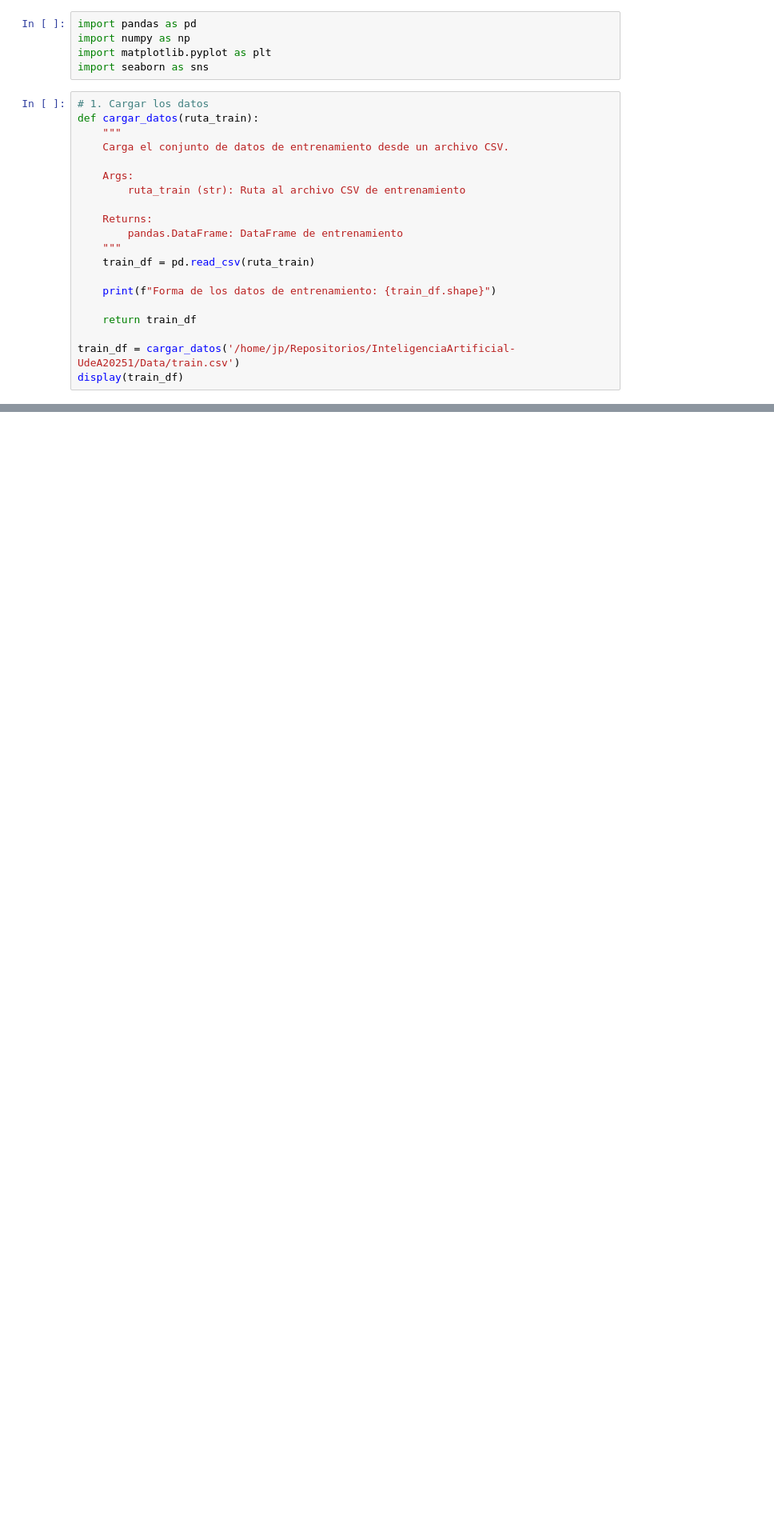
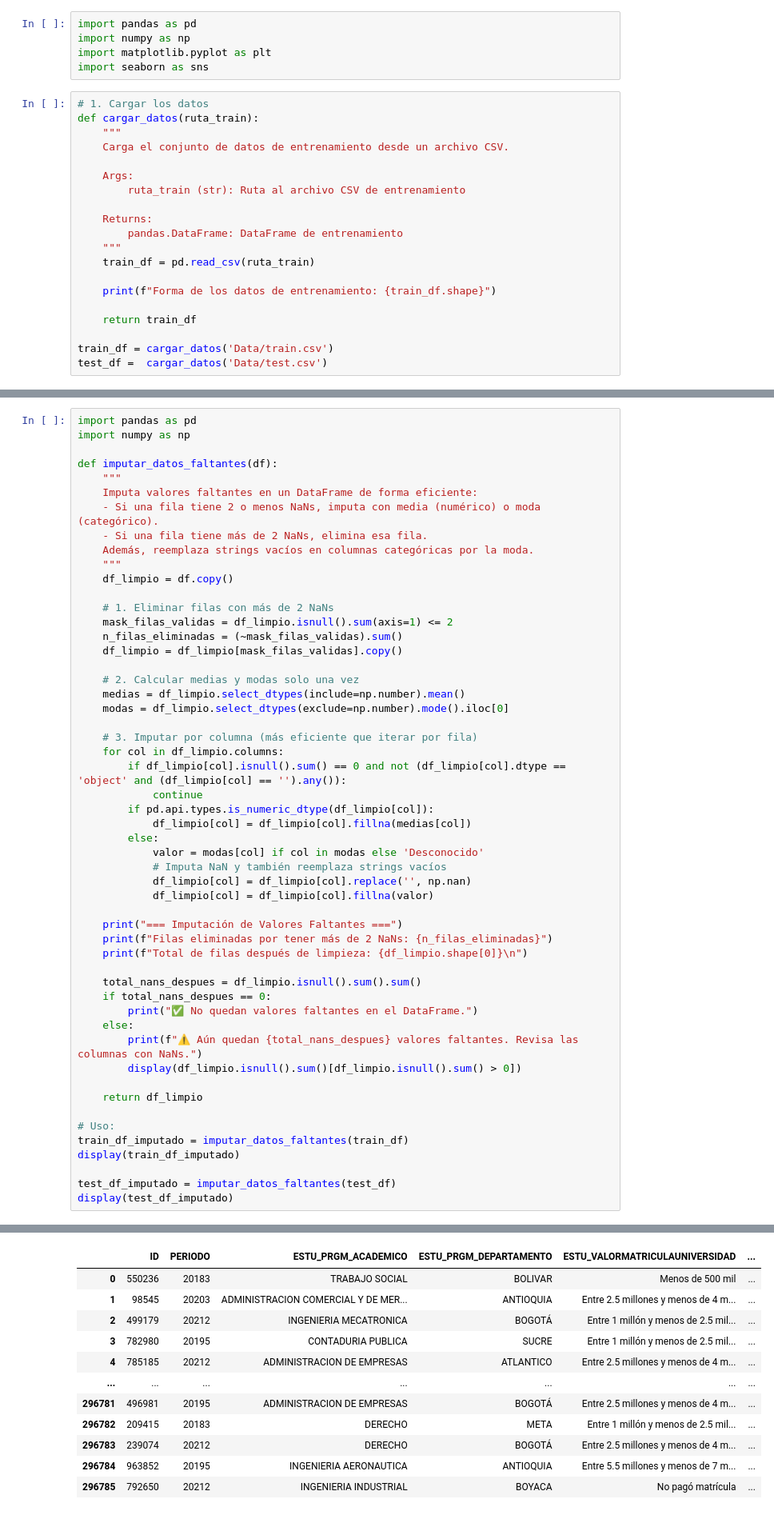
Before and after one commit to cesarparra96/InteligenciaArtificial-UdeA20251, a Jupyter notebook: 02 - preprocesado.ipynb, the cells around one changed output, grey strips where cells are left out. Shown: that part at 80% size. Drawn from its saved outputs; the diff is of its cells as text; blank space fills up the shorter version.

```diff
--- a/02 - preprocesado.ipynb
+++ b/02 - preprocesado.ipynb
@@ -79,7 +79,7 @@ def cargar_datos(ruta_train):
 
     return train_df
 
-train_df = cargar_datos('/home/jp/Repositorios/InteligenciaArtificial-UdeA20251/Data/train.csv')
-display(train_df)
+train_df = cargar_datos('Data/train.csv')
+test_df =  cargar_datos('Data/test.csv')
 # %% [output]
 Forma de los datos de entrenamiento: (692500, 21)
@@ -233,0 +104,54 @@ Total de valores faltantes DESPUÉS: 0
+# %%
+import pandas as pd
+import numpy as np
+
+def imputar_datos_faltantes(df):
+    """
+    Imputa valores faltantes en un DataFrame de forma eficiente:
+    - Si una fila tiene 2 o menos NaNs, imputa con media (numérico) o moda (categórico).
+    - Si una fila tiene más de 2 NaNs, elimina esa fila.
+    Además, reemplaza strings vacíos en columnas categóricas por la moda.
+    """
+    df_limpio = df.copy()
+
+    # 1. Eliminar filas con más de 2 NaNs
+    mask_filas_validas = df_limpio.isnull().sum(axis=1) <= 2
+    n_filas_eliminadas = (~mask_filas_validas).sum()
+    df_limpio = df_limpio[mask_filas_validas].copy()
+
+    # 2. Calcular medias y modas solo una vez
+    medias = df_limpio.select_dtypes(include=np.number).mean()
+    modas = df_limpio.select_dtypes(exclude=np.number).mode().iloc[0]
+
+    # 3. Imputar por columna (más eficiente que iterar por fila)
+    for col in df_limpio.columns:
+        if df_limpio[col].isnull().sum() == 0 and not (df_limpio[col].dtype == 'object' and (df_limpio[col] == '').any()):
+            continue
+        if pd.api.types.is_numeric_dtype(df_limpio[col]):
+            df_limpio[col] = df_limpio[col].fillna(medias[col])
+        else:
+            valor = modas[col] if col in modas else 'Desconocido'
+            # Imputa NaN y también reemplaza strings vacíos
+            df_limpio[col] = df_limpio[col].replace('', np.nan)
+            df_limpio[col] = df_limpio[col].fillna(valor)
+
+    print("=== Imputación de Valores Faltantes ===")
+    print(f"Filas eliminadas por tener más de 2 NaNs: {n_filas_eliminadas}")
+    print(f"Total de filas después de limpieza: {df_limpio.shape[0]}\n")
+
+    total_nans_despues = df_limpio.isnull().sum().sum()
+    if total_nans_despues == 0:
+        print("✅ No quedan valores faltantes en el DataFrame.")
+    else:
+        print(f"⚠️ Aún quedan {total_nans_despues} valores faltantes. Revisa las columnas con NaNs.")
+        display(df_limpio.isnull().sum()[df_limpio.isnull().sum() > 0])
+
+    return df_limpio
+
+# Uso:
+train_df_imputado = imputar_datos_faltantes(train_df)
+display(train_df_imputado)
+
+test_df_imputado = imputar_datos_faltantes(test_df)
+display(test_df_imputado)
+# %% [output]
@@ -233,0 +181,12 @@ Total de valores faltantes DESPUÉS: 0
+|  | ID | PERIODO | ESTU_PRGM_ACADEMICO | ESTU_PRGM_DEPARTAMENTO | ESTU_VALORMATRICULAUNIVERSIDAD | ... |
+| 0 | 550236 | 20183 | TRABAJO SOCIAL | BOLIVAR | Menos de 500 mil | ... |
+| 1 | 98545 | 20203 | ADMINISTRACION COMERCIAL Y DE MER... | ANTIOQUIA | Entre 2.5 millones y menos de 4 m... | ... |
+| 2 | 499179 | 20212 | INGENIERIA MECATRONICA | BOGOTÁ | Entre 1 millón y menos de 2.5 mil... | ... |
+| 3 | 782980 | 20195 | CONTADURIA PUBLICA | SUCRE | Entre 1 millón y menos de 2.5 mil... | ... |
+| 4 | 785185 | 20212 | ADMINISTRACION DE EMPRESAS | ATLANTICO | Entre 2.5 millones y menos de 4 m... | ... |
+| ... | ... | ... | ... | ... | ... | ... |
+| 296781 | 496981 | 20195 | ADMINISTRACION DE EMPRESAS | BOGOTÁ | Entre 2.5 millones y menos de 4 m... | ... |
+| 296782 | 209415 | 20183 | DERECHO | META | Entre 1 millón y menos de 2.5 mil... | ... |
+| 296783 | 239074 | 20212 | DERECHO | BOGOTÁ | Entre 2.5 millones y menos de 4 m... | ... |
+| 296784 | 963852 | 20195 | INGENIERIA AERONAUTICA | ANTIOQUIA | Entre 5.5 millones y menos de 7 m... | ... |
+| 296785 | 792650 | 20212 | INGENIERIA INDUSTRIAL | BOYACA | No pagó matrícula | ... |
```
Also changed, not shown: parts of 19 cells of this notebook, 3 other files.
